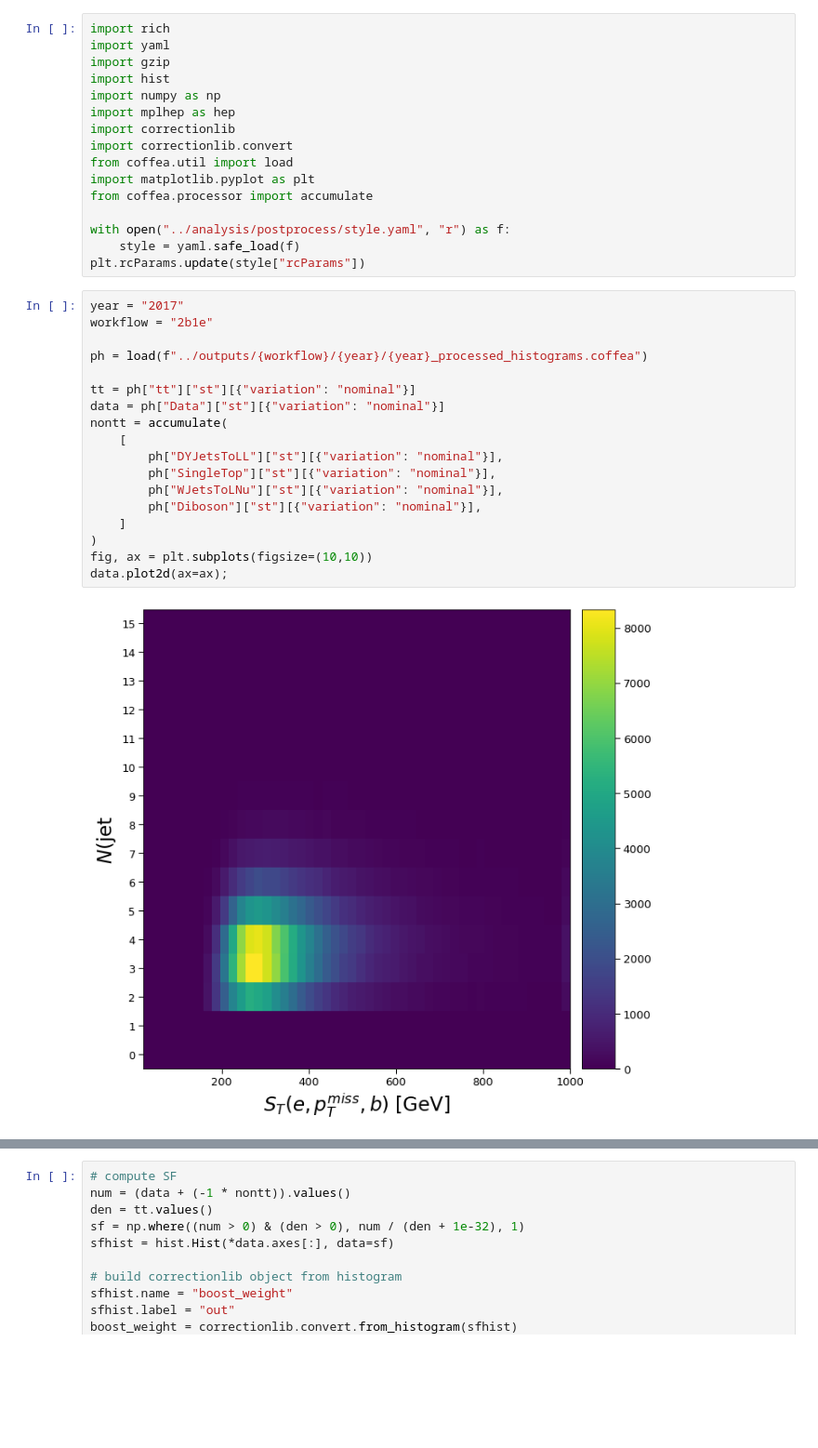
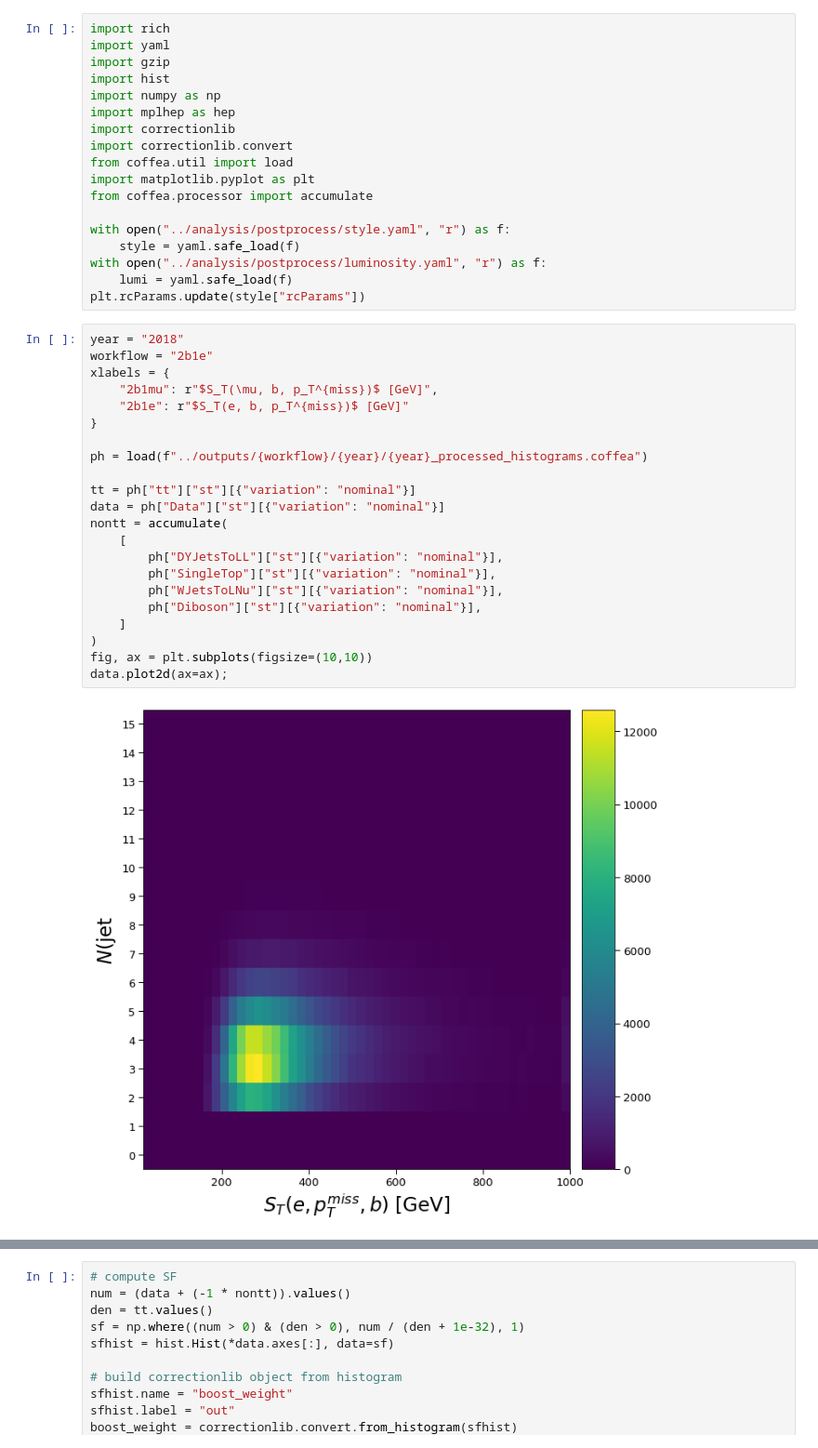
Before and after one commit to tomasate/bsm3g_coffea, a Jupyter notebook: notebooks/tt_boost_weight.ipynb, the cells around one changed output, grey strips where cells are left out. Shown at 93% size. Saved outputs shown, nothing was run; the diff lists cells and outputs as text; blank space fills up the shorter version.

```diff
--- a/notebooks/tt_boost_weight.ipynb
+++ b/notebooks/tt_boost_weight.ipynb
@@ -13,27 +13,33 @@ from coffea.processor import accumulate
 
 with open("../analysis/postprocess/style.yaml", "r") as f:
     style = yaml.safe_load(f)
+with open("../analysis/postprocess/luminosity.yaml", "r") as f:
+    lumi = yaml.safe_load(f)
 plt.rcParams.update(style["rcParams"])
 # %%
-year = "2017"
+year = "2018"
 workflow = "2b1e"
+xlabels = {
+    "2b1mu": r"$S_T(\mu, b, p_T^{miss})$ [GeV]",
+    "2b1e": r"$S_T(e, b, p_T^{miss})$ [GeV]"
+}
 
 ph = load(f"../outputs/{workflow}/{year}/{year}_processed_histograms.coffea")
 
 tt = ph["tt"]["st"][{"variation": "nominal"}]
 data = ph["Data"]["st"][{"variation": "nominal"}]
 nontt = accumulate(
     [
         ph["DYJetsToLL"]["st"][{"variation": "nominal"}],
         ph["SingleTop"]["st"][{"variation": "nominal"}],
         ph["WJetsToLNu"]["st"][{"variation": "nominal"}],
         ph["Diboson"]["st"][{"variation": "nominal"}],
     ]
 )
 fig, ax = plt.subplots(figsize=(10,10))
 data.plot2d(ax=ax);
 # %% [output]
-[figure, old version]
+[figure, new version]
 # %%
 def rebin_hist(h, axis_name, edges):
     if type(edges) == int:
```
Also changed, not shown: parts of 4 cells of this notebook, 2 other files.
